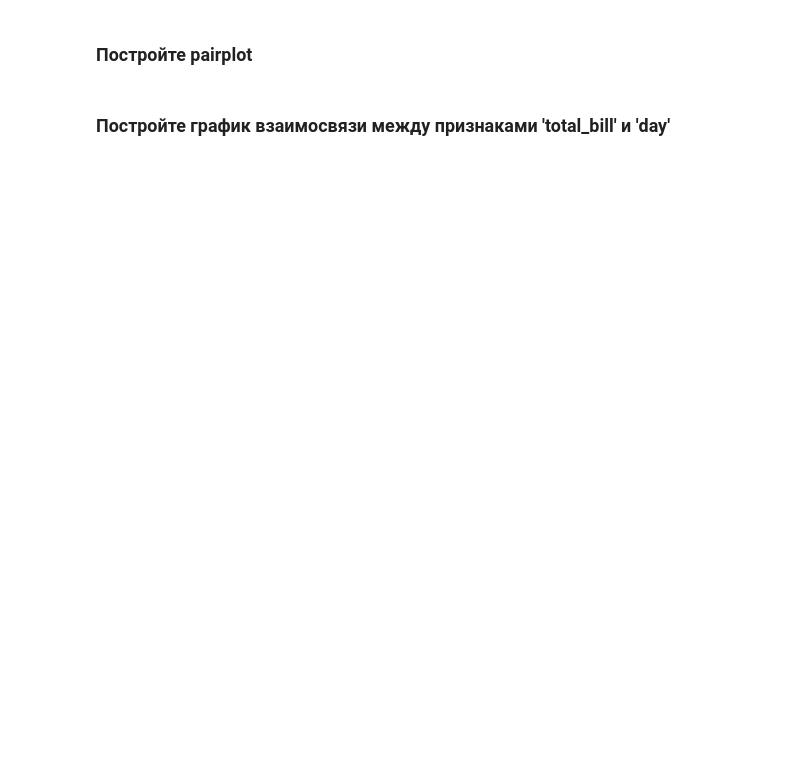
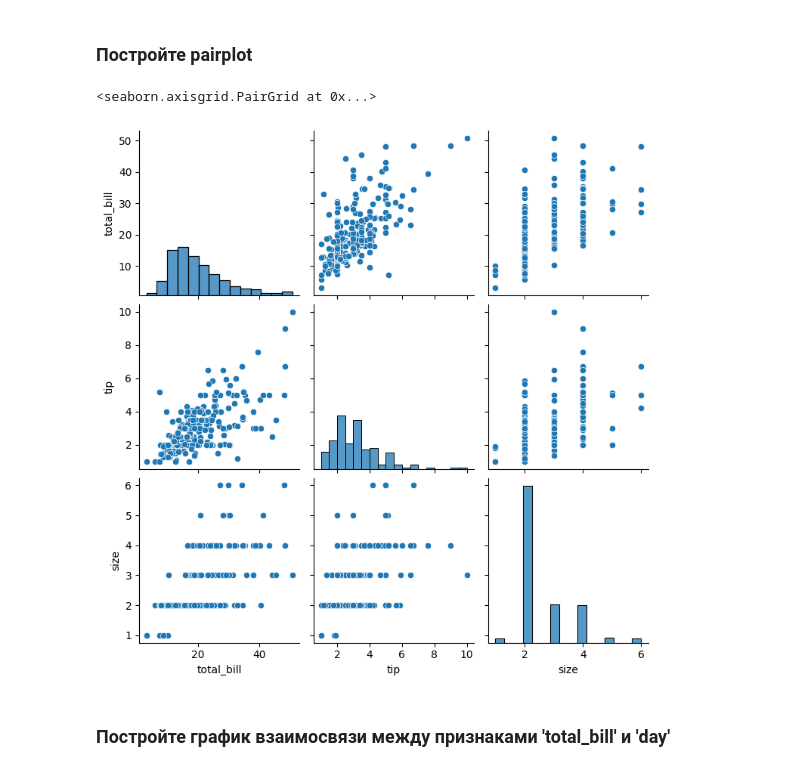
Before and after one commit to Brand1976/Brand1976, a Jupyter notebook: Analyze and Visualize.ipynb, the cells around one changed output. Saved outputs shown, nothing was run; the diff lists cells and outputs as text; code cells hidden in the pictures; blank space fills up the shorter version.

```diff
--- a/Analyze and Visualize.ipynb
+++ b/Analyze and Visualize.ipynb
@@ -277,4 +347,9 @@ Tips['total_bill'].max()
 # %% [markdown]
 ### Постройте pairplot
+# %%
+sns.pairplot (Tips)
+# %% [output]
+<seaborn.axisgrid.PairGrid at 0x...>
+[figure, added]
 # %% [markdown]
 ### Постройте график взаимосвязи между признаками 'total_bill' и 'day'
```
Also changed, not shown: parts of 23 cells of this notebook.
